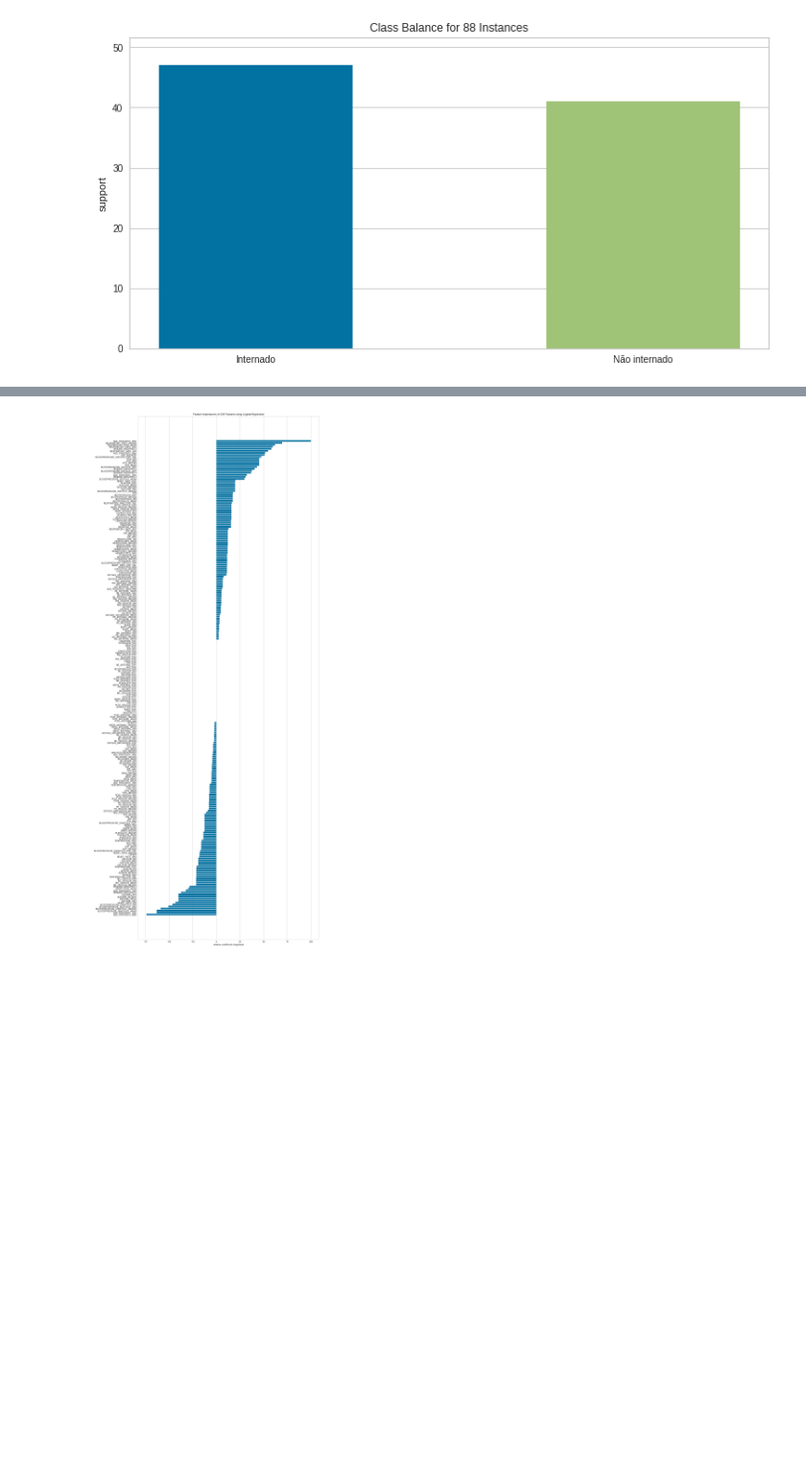
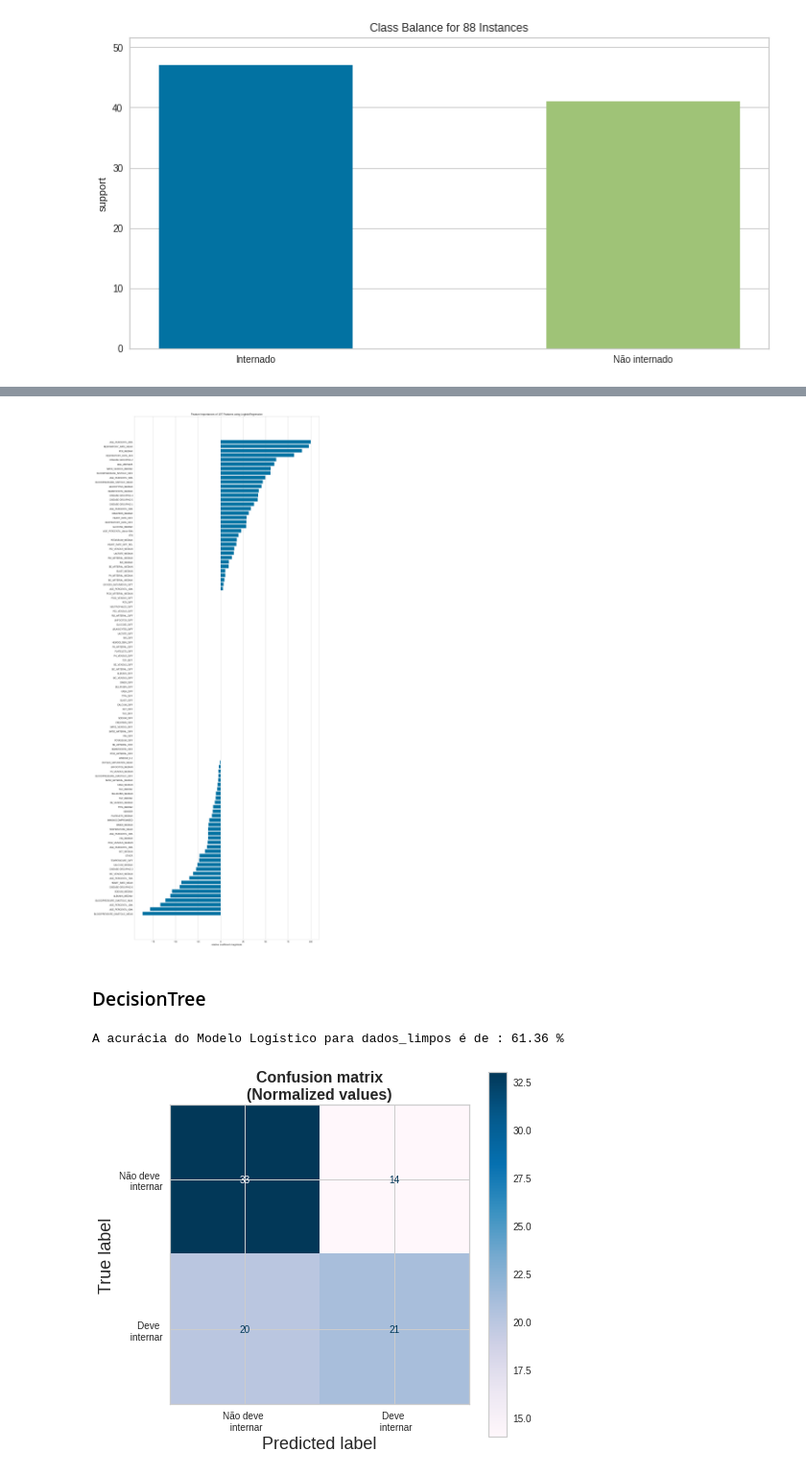
Before and after one commit to letpires/BootcampAlura, a Jupyter notebook: Projeto_final.ipynb, the cells around one changed output, grey strips where cells are left out. Shown at 96% size. Saved outputs shown, nothing was run; the diff lists cells and outputs as text; code cells hidden in the pictures; blank space fills up the shorter version.

```diff
--- a/Projeto_final.ipynb
+++ b/Projeto_final.ipynb
@@ -448,4 +540,16 @@ curve_of_learning(modelo_logistic_regression_dados_limpos, dados_limpos)
 # %%
-plotar_FeatureImportances(dados_limpos, modelo_logistic_regression_dados_limpos)
+plotar_FeatureImportances(dados_limpos_sem_corr, modelo_logistic_regression_dados_limpos)
 # %% [output]
-[figure, old version]
+[figure, new version]
+# %% [markdown]
+### DecisionTree
+# %%
+decision_tree_dados_limpos_sem_corr = DecisionTreeClassifier()
+# %%
+acuracia(dados_limpos_sem_corr, decision_tree_dados_limpos_sem_corr)
+# %% [output]
+A acurácia do Modelo Logístico para dados_limpos é de : 61.36 %
+# %%
+plote_confusion_matrix(dados_limpos_sem_corr, decision_tree_dados_limpos_sem_corr)
+# %% [output]
+[figure, added]
```
Also changed, not shown: parts of 71 cells of this notebook.
